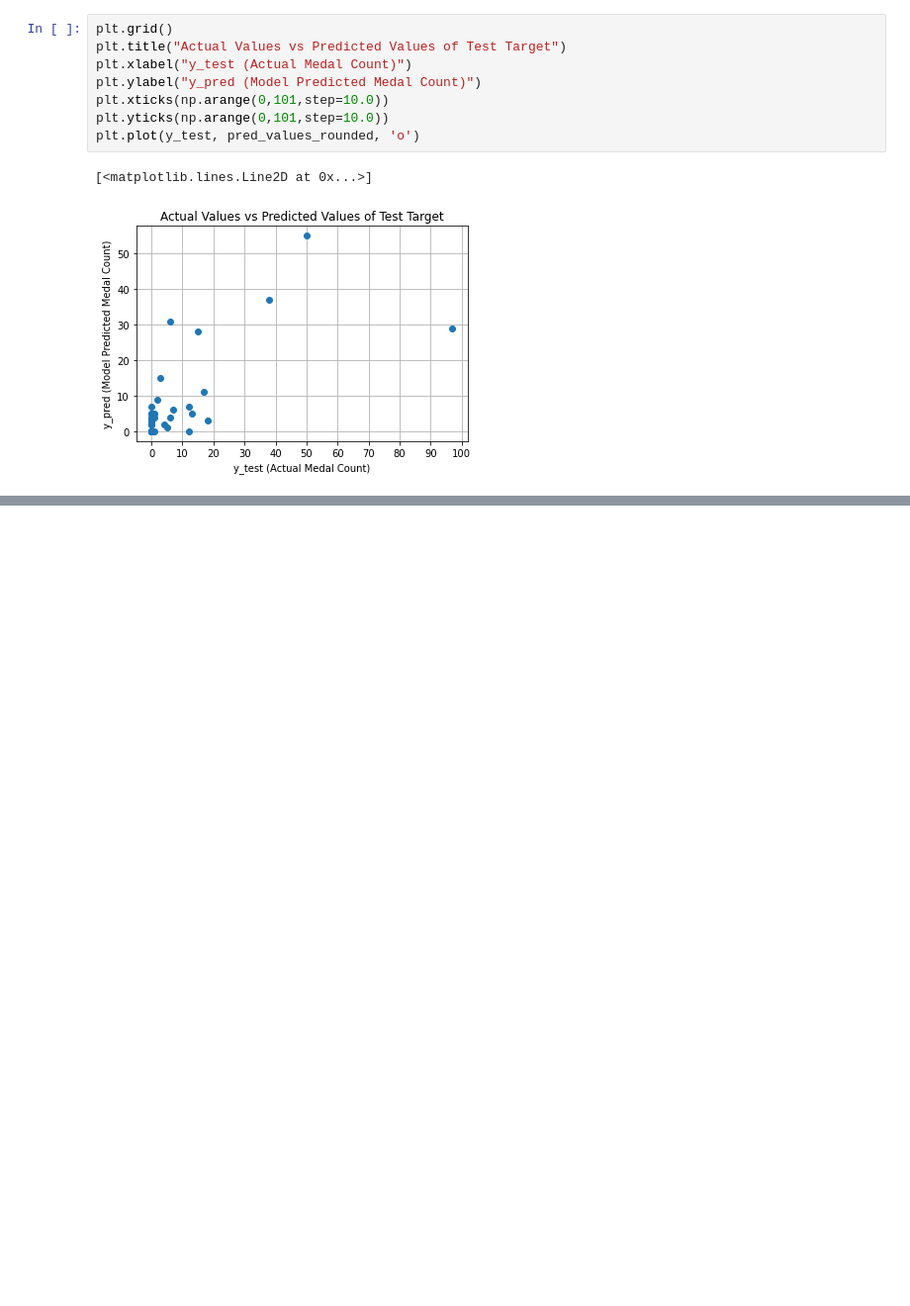
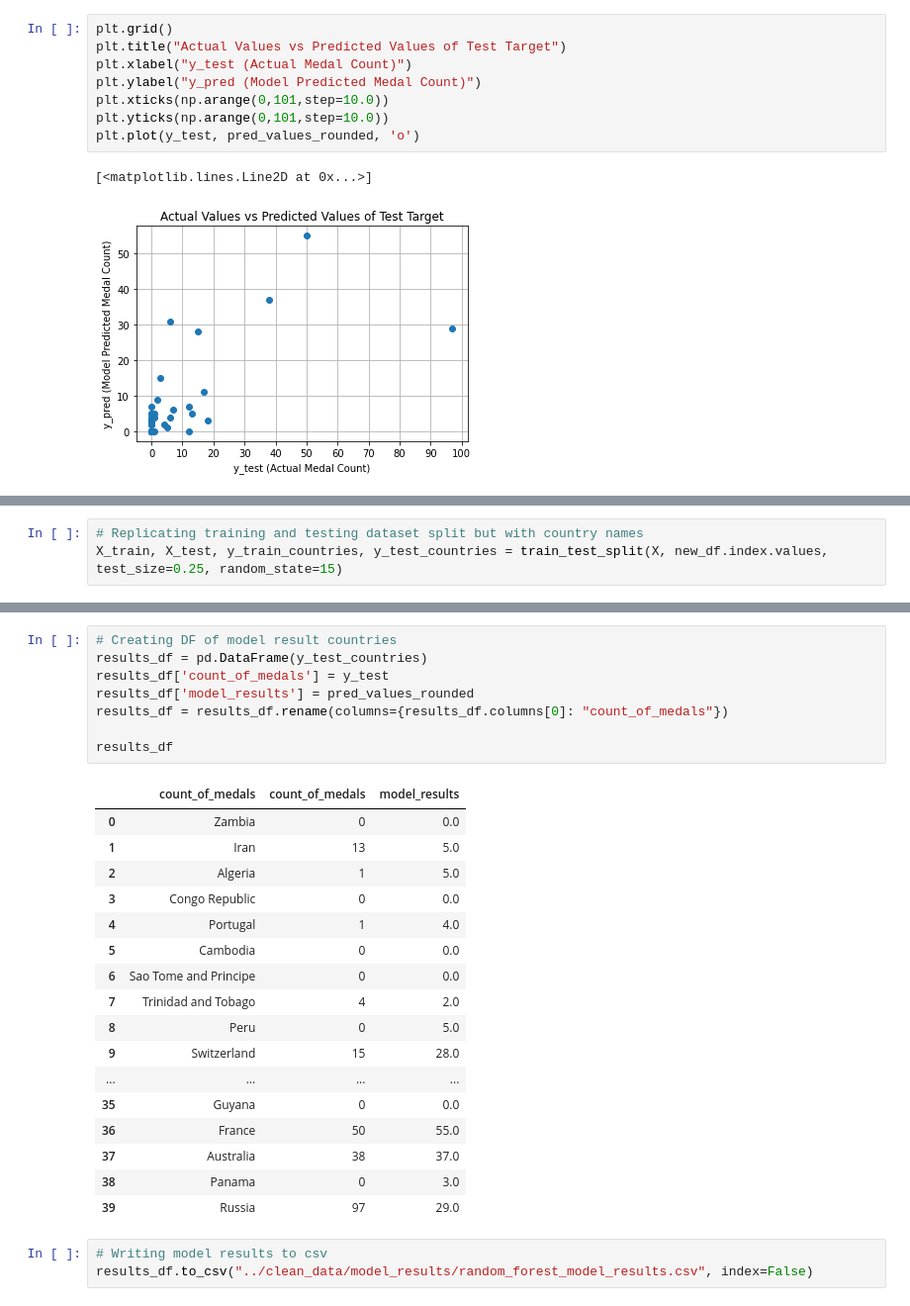
Before and after one commit to lubib/Group_3_final_project, a Jupyter notebook: model_optimization/machine_learning_model_optimization_attempt2.ipynb, the cells around one changed output, grey strips where cells are left out. Shown at 99% size. Drawn from its saved outputs; the diff is of its cells as text; blank space fills up the shorter version.

Commit message:
saved model results to csv files

```diff
--- a/model_optimization/machine_learning_model_optimization_attempt2.ipynb
+++ b/model_optimization/machine_learning_model_optimization_attempt2.ipynb
@@ -181,0 +166,3 @@ plt.plot(y_test, pred_values_rounded, 'o')
+# %%
+# Replicating training and testing dataset split but with country names
+X_train, X_test, y_train_countries, y_test_countries = train_test_split(X, new_df.index.values, test_size=0.25, random_state=15)
@@ -181,0 +181,29 @@ plt.plot(y_test, pred_values_rounded, 'o')
+# %%
+# Creating DF of model result countries
+results_df = pd.DataFrame(y_test_countries)
+results_df['count_of_medals'] = y_test
+results_df['model_results'] = pred_values_rounded
+results_df = results_df.rename(columns={results_df.columns[0]: "count_of_medals"})
+
+results_df
+# %% [output]
+|  | count_of_medals | count_of_medals | model_results |
+| 0 | Zambia | 0 | 0.0 |
+| 1 | Iran | 13 | 5.0 |
+| 2 | Algeria | 1 | 5.0 |
+| 3 | Congo Republic | 0 | 0.0 |
+| 4 | Portugal | 1 | 4.0 |
+| 5 | Cambodia | 0 | 0.0 |
+| 6 | Sao Tome and Principe | 0 | 0.0 |
+| 7 | Trinidad and Tobago | 4 | 2.0 |
+| 8 | Peru | 0 | 5.0 |
+| 9 | Switzerland | 15 | 28.0 |
+| ... | ... | ... | ... |
+| 35 | Guyana | 0 | 0.0 |
+| 36 | France | 50 | 55.0 |
+| 37 | Australia | 38 | 37.0 |
+| 38 | Panama | 0 | 3.0 |
+| 39 | Russia | 97 | 29.0 |
+# %%
+# Writing model results to csv
+results_df.to_csv("../clean_data/model_results/random_forest_model_results.csv", index=False)
```
Also changed, not shown: parts of 3 cells of this notebook, 4 other files.
